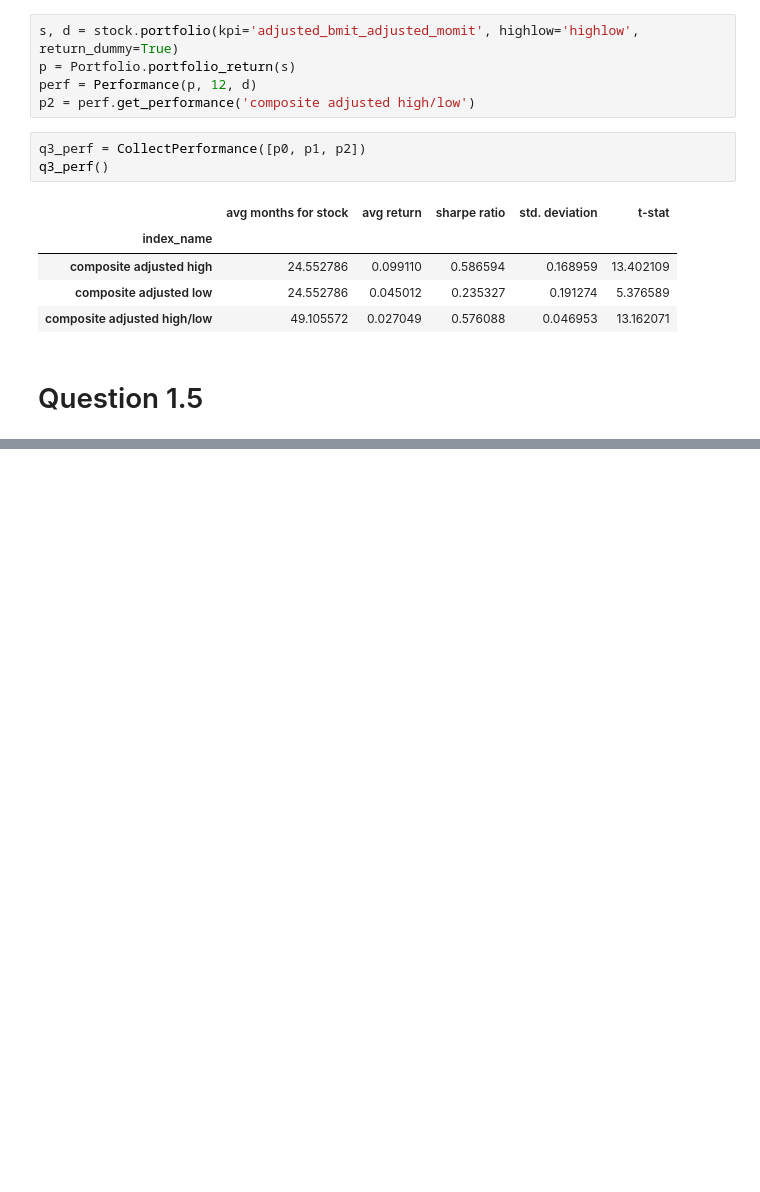
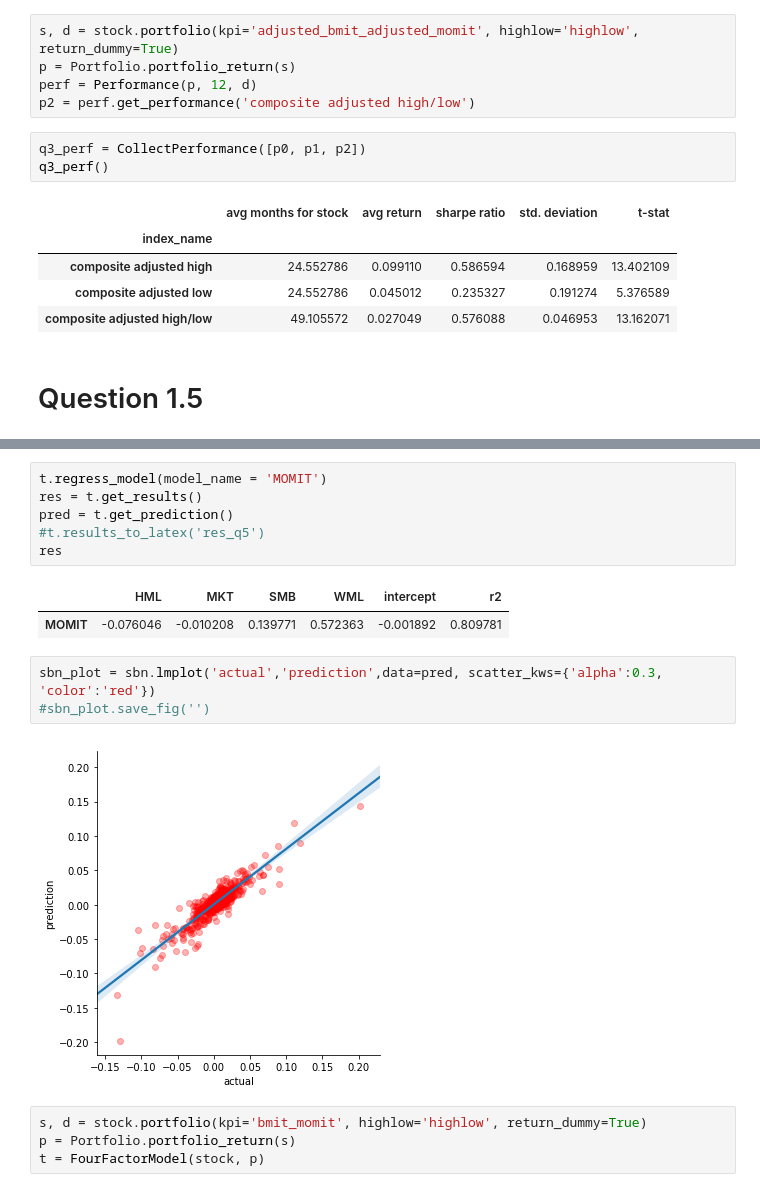
Before and after one commit to JakartaLaw/ASMA, a Jupyter notebook: ass2/Part1.ipynb, the cells around one changed output, grey strips where cells are left out. Saved outputs shown, nothing was run; the diff lists cells and outputs as text; blank space fills up the shorter version.

```diff
--- a/ass2/Part1.ipynb
+++ b/ass2/Part1.ipynb
@@ -141,0 +153,18 @@ test.head()
+# %%
+t.regress_model(model_name = 'MOMIT')
+res = t.get_results()
+pred = t.get_prediction()
+#t.results_to_latex('res_q5')
+res
+# %% [output]
+|  | HML | MKT | SMB | WML | intercept | r2 |
+| MOMIT | -0.076046 | -0.010208 | 0.139771 | 0.572363 | -0.001892 | 0.809781 |
+# %%
+sbn_plot = sbn.lmplot('actual','prediction',data=pred, scatter_kws={'alpha':0.3, 'color':'red'})
+#sbn_plot.save_fig('')
+# %% [output]
+[figure, added]
+# %%
+s, d = stock.portfolio(kpi='bmit_momit', highlow='highlow', return_dummy=True)
+p = Portfolio.portfolio_return(s)
+t = FourFactorModel(stock, p)
```
Also changed, not shown: parts of 14 cells of this notebook, 3 other files.
